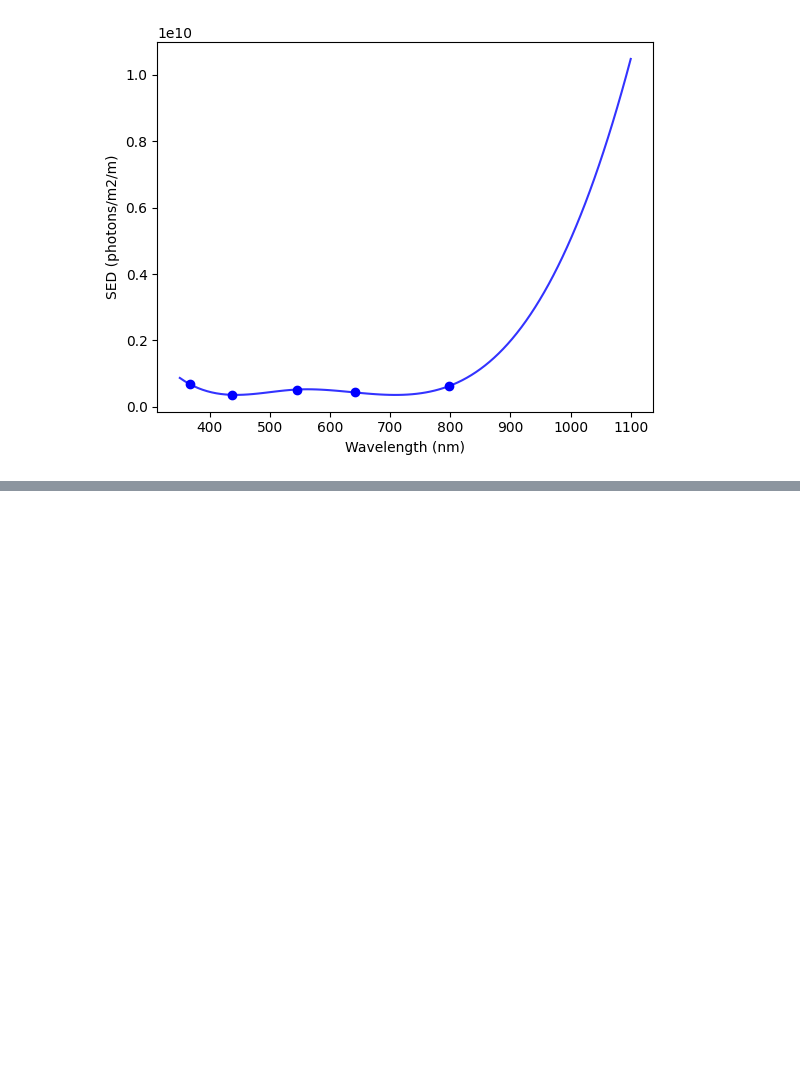
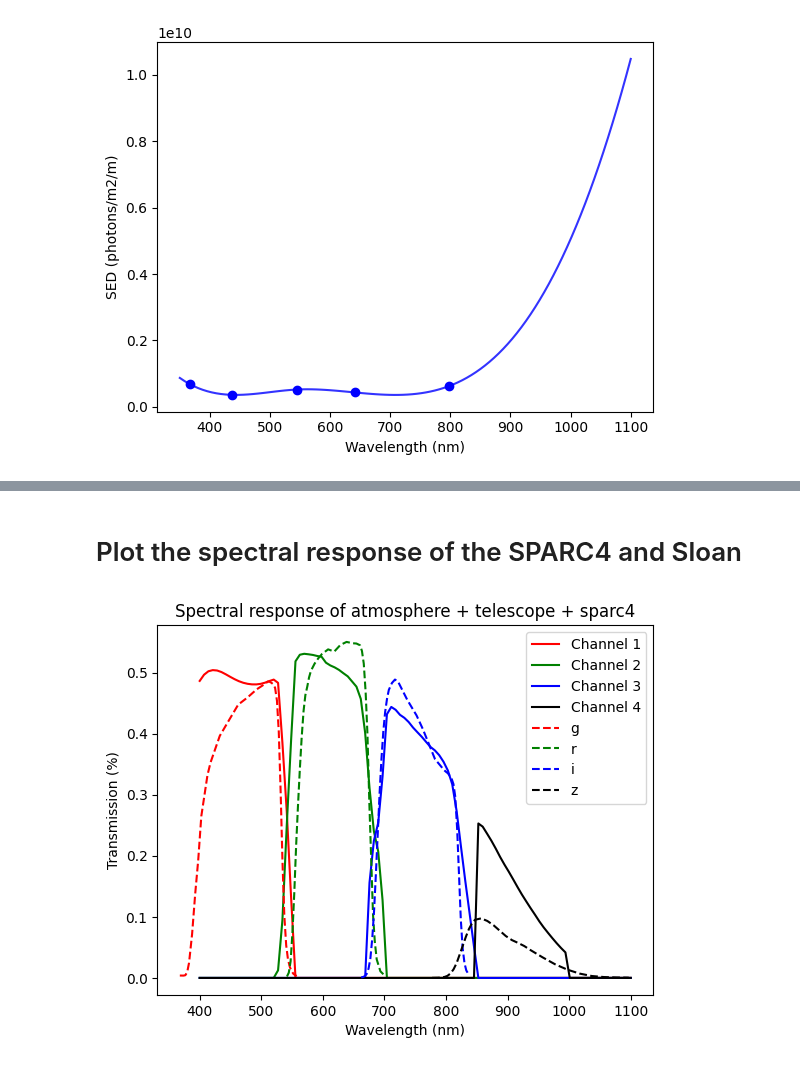
Before and after one commit to DBernardes/AIS, a Jupyter notebook: spectral_responses.ipynb, the cells around one changed output, grey strips where cells are left out. Saved outputs shown, nothing was run; the diff lists cells and outputs as text; code cells hidden in the pictures; blank space fills up the shorter version.

```diff
--- a/spectral_responses.ipynb
+++ b/spectral_responses.ipynb
@@ -71,0 +74,46 @@ plt.show()
+# %% [markdown]
+# Plot the spectral response of the SPARC4 and Sloan
+# %%
+
+
+from AIS.Spectral_Response import Channel, Atmosphere, Telescope
+import matplotlib.pyplot as plt
+import numpy as np
+import pandas as pd
+import os
+
+sed = np.ones(100)
+wv = np.linspace(400, 1100, 100)
+atm = Atmosphere()
+sr = atm.get_spectral_response(wv, 1, 'photometric')
+tel = Telescope()
+sr *= tel.get_spectral_response(wv)
+colors = ['r', 'g', 'b', 'k']
+for i in [1, 2, 3, 4]:
+    atm = Atmosphere()
+    spectral_response = atm.apply_spectral_response(wv, sed, 1, 'good')
+    tel = Telescope()
+    spectral_response = tel.apply_spectral_response(wv, spectral_response)
+    channel = Channel(i)
+    channel.write_sparc4_operation_mode('photometry')
+    spectral_response = channel.apply_spectral_response(spectral_response, wv)
+    plt.plot(wv, spectral_response, colors[i-1], label=f'Channel {i}')
+
+data = pd.read_csv('notebook/data_files/g_filter.csv')
+plt.plot(data['Wavelength (angstroms)']/10, data['Transmission'], 'r--', label='g')
+data = pd.read_csv('notebook/data_files/r_filter.csv')
+plt.plot(data['Wavelength (angstroms)']/10, data['Transmission'], 'g--', label='r')
+data = pd.read_csv('notebook/data_files/i_filter.csv')
+plt.plot(data['Wavelength (angstroms)']/10, data['Transmission'], 'b--', label='i')
+data = pd.read_csv('notebook/data_files/z_filter.csv')
+plt.plot(data['Wavelength (angstroms)']/10, data['Transmission'], 'k--', label='z')
+
+
+plt.legend()
+plt.xlabel('Wavelength (nm)')
+plt.ylabel('Transmission (%)')
+plt.title('Spectral response of the atmosphere + telescope + sparc4')
+plt.savefig(os.path.join('notebook', 'figures', 'sparc4_photometry.png'), dpi=300)
+plt.show()
+# %% [output]
+[figure, added]
```
Also changed, not shown: parts of 17 cells of this notebook, 22 other files.
